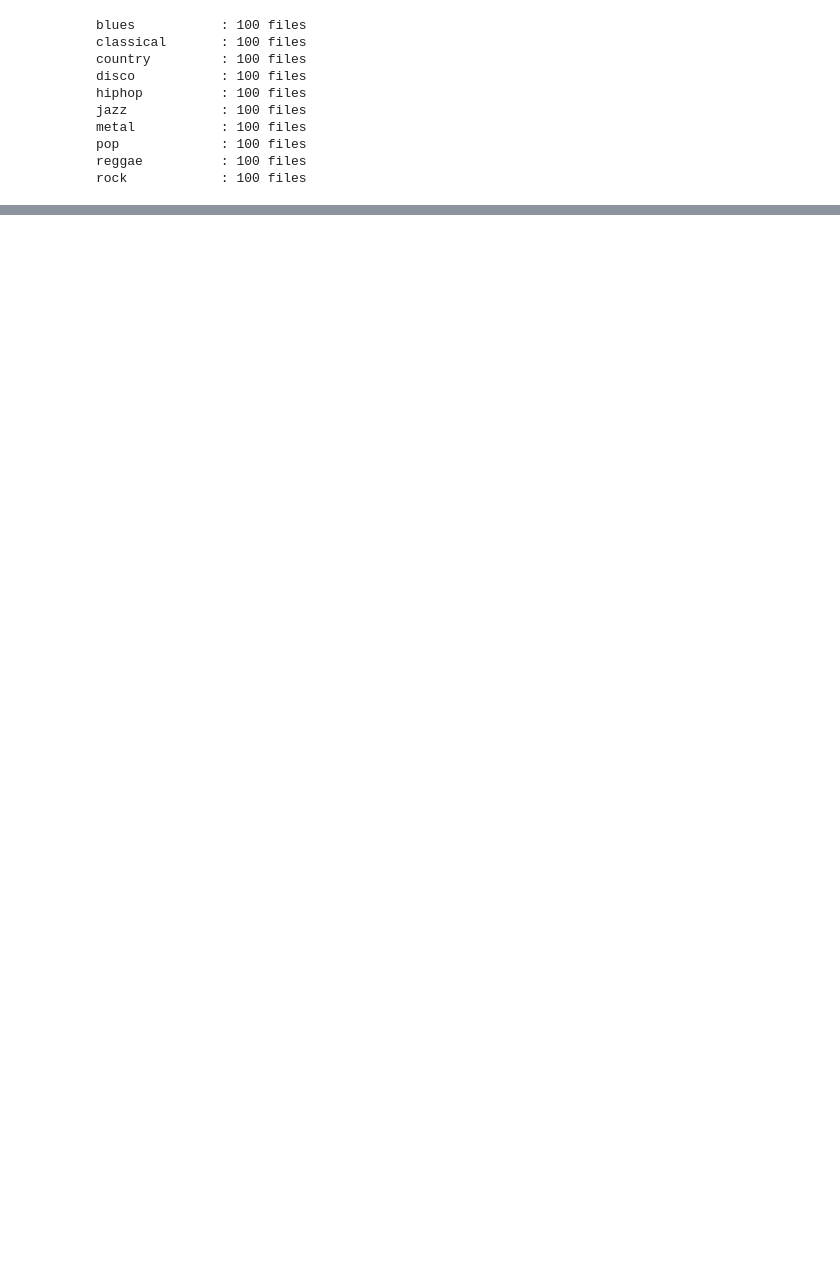
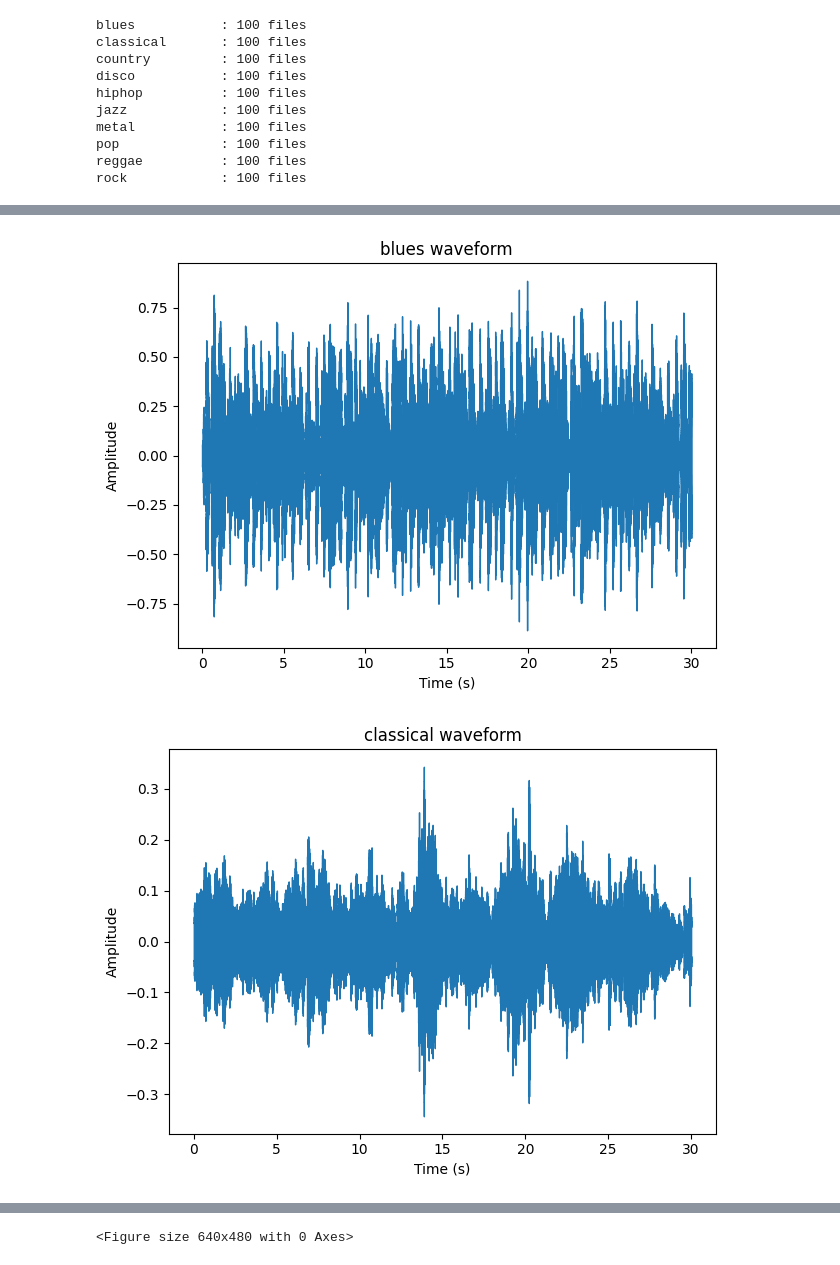
Before and after one commit to plan28-06/Music_Genre_Classification, a Jupyter notebook: notebooks/data_exploration.ipynb, the cells around one changed output, grey strips where cells are left out. Drawn from its saved outputs; the diff is of its cells as text; code cells hidden in the pictures; blank space fills up the shorter version.

```diff
--- a/notebooks/data_exploration.ipynb
+++ b/notebooks/data_exploration.ipynb
@@ -38,0 +108,24 @@ rock            : 100 files
+# %%
+for genre in genres:
+    c = 0
+    genre_path = os.path.join(f"../data/genres_original/{genre}")
+    files=  []
+    for f in os.listdir(genre_path):
+        c+=1
+        if c >= 2:
+            break
+        files.append(f)
+
+    for file  in files:
+        file_path = os.path.join(genre_path, file)
+        wave_form , sample_rate = librosa.load(file_path)
+        librosa.display.waveshow(wave_form,sr=sample_rate)
+        plt.title(f"{genre} waveform")
+        plt.xlabel("Time (s)")
+        plt.ylabel("Amplitude")
+        plt.tight_layout()
+        plt.show()
+        plt.savefig(f"../results/plots/{genre}_waveform.png", dpi=300)
+# %% [output]
+[figure, added]
+[figure, added]
@@ -38,0 +140 @@ rock            : 100 files
+<Figure size 640x480 with 0 Axes>
```
Also changed, not shown: parts of 5 cells of this notebook, 12 other files.
